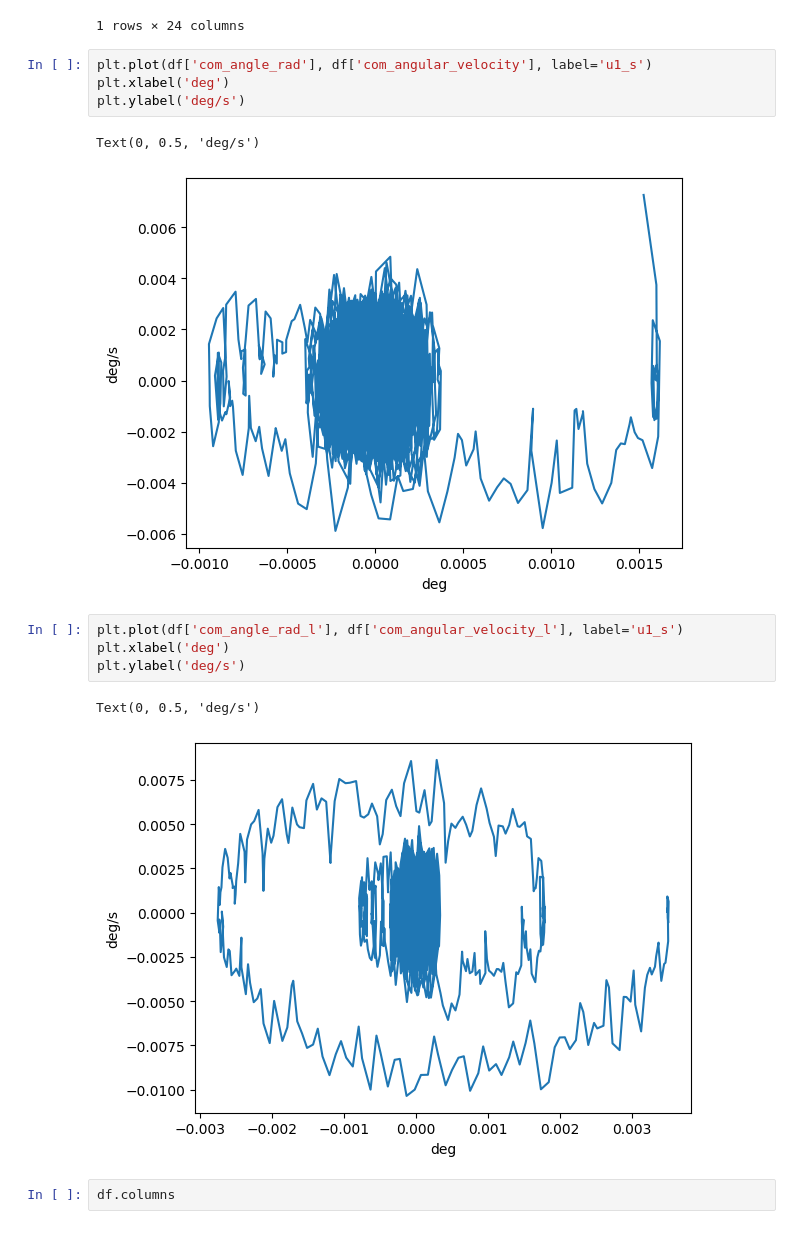
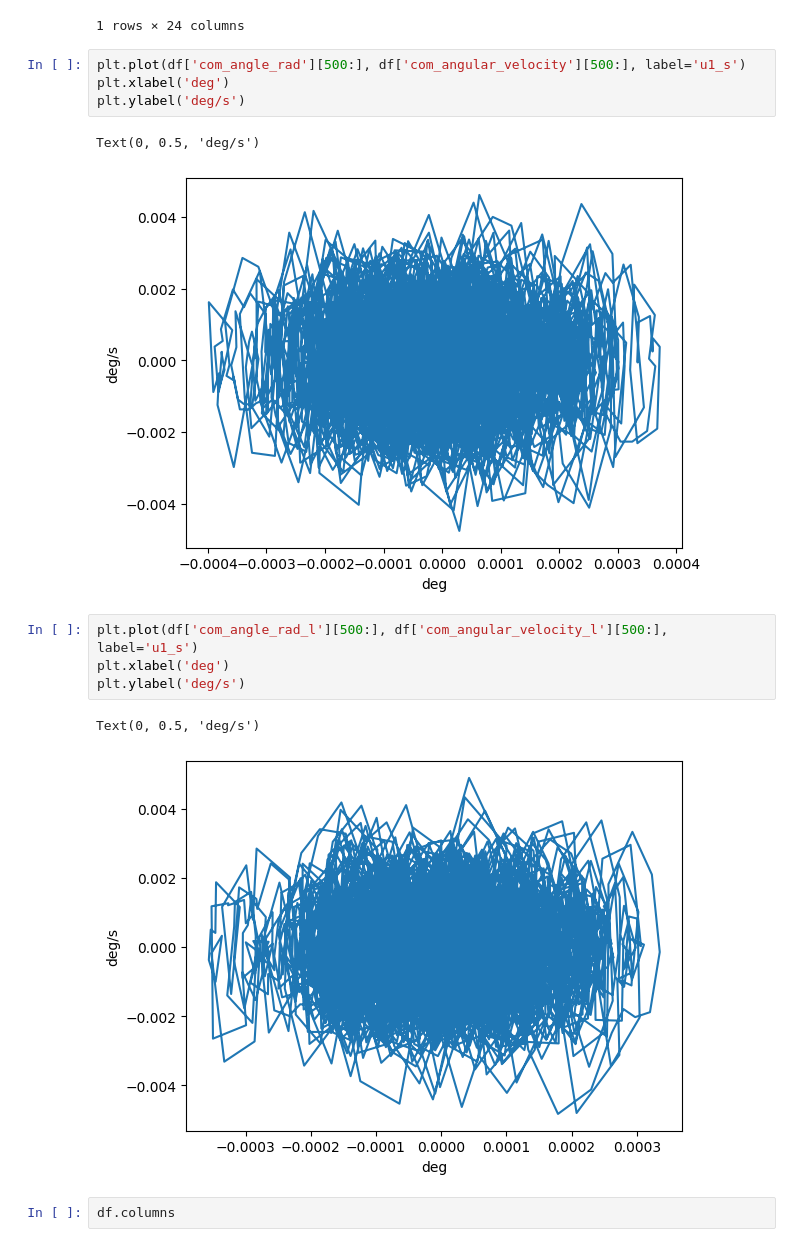
Before and after one commit to dalmatian-jp/MPC_donuts, a Jupyter notebook: data_analing.ipynb, the cells around one changed output. Saved outputs shown, nothing was run; the diff lists cells and outputs as text.

```diff
--- a/data_analing.ipynb
+++ b/data_analing.ipynb
@@ -1372,19 +1357,19 @@ rov_df
 | 0 | -0.013132 | 0.012098 | -0.016649 | 0.025081 | -0.019756 | ... |
 1 rows × 24 columns
 # %%
-plt.plot(df['com_angle_rad'], df['com_angular_velocity'], label='u1_s')
+plt.plot(df['com_angle_rad'][500:], df['com_angular_velocity'][500:], label='u1_s')
 plt.xlabel('deg')
 plt.ylabel('deg/s')
 # %% [output]
 Text(0, 0.5, 'deg/s')
-[figure, old version]
+[figure, new version]
 # %%
-plt.plot(df['com_angle_rad_l'], df['com_angular_velocity_l'], label='u1_s')
+plt.plot(df['com_angle_rad_l'][500:], df['com_angular_velocity_l'][500:], label='u1_s')
 plt.xlabel('deg')
 plt.ylabel('deg/s')
 # %% [output]
 Text(0, 0.5, 'deg/s')
-[figure, old version]
+[figure, new version]
 # %%
 df.columns
 # %% [output]
```
Also changed, not shown: parts of 17 cells of this notebook.
